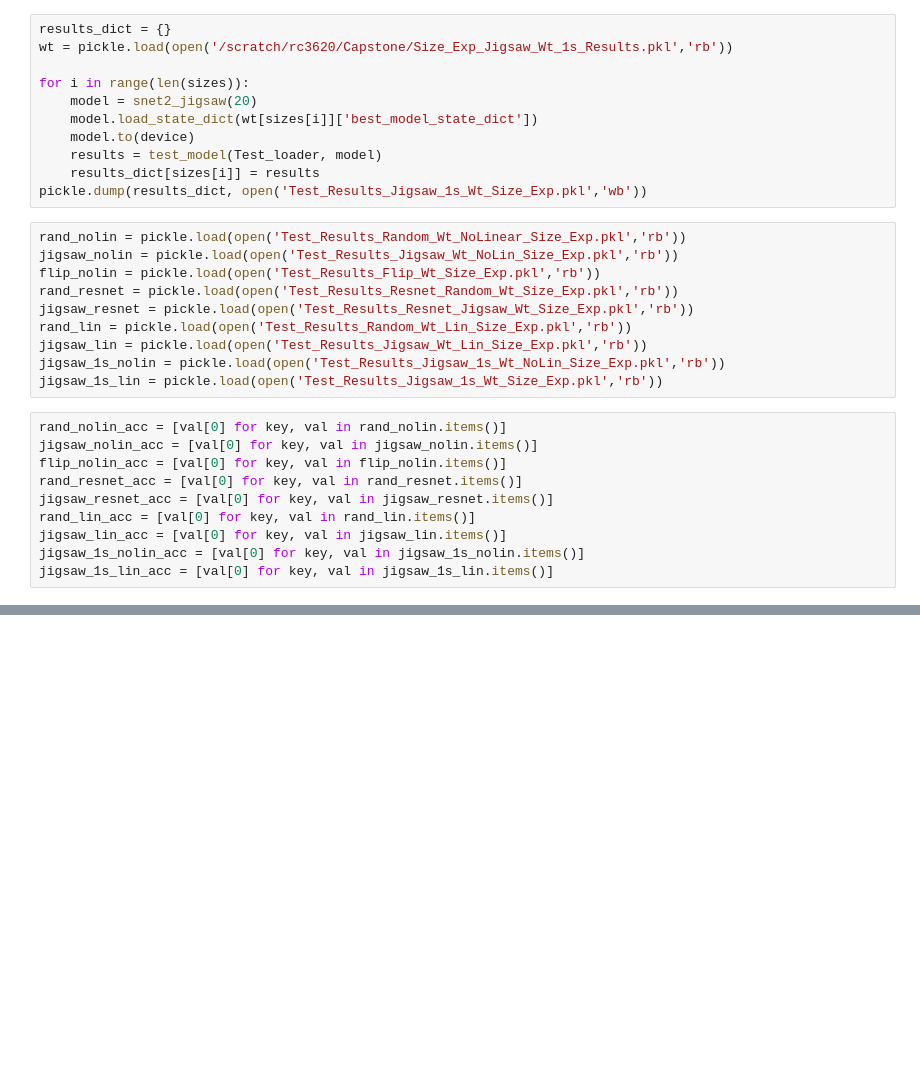
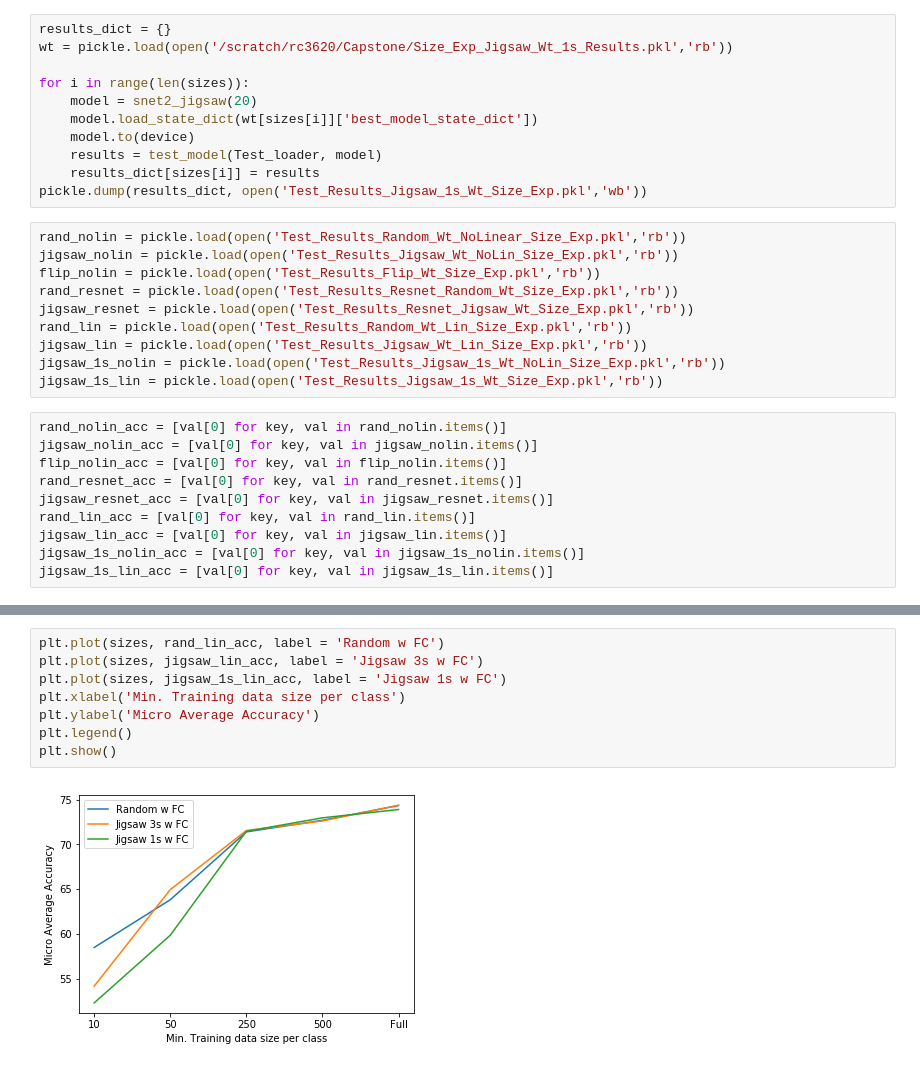
Before and after one commit to abvnithish/self_supervised_machine_listening, a Jupyter notebook: code/Downstream/Finetuning/Test_Results.ipynb, the cells around one changed output, grey strips where cells are left out. Cells and saved outputs as stored; diff of their text form; blank space fills up the shorter version.

```diff
--- a/code/Downstream/Finetuning/Test_Results.ipynb
+++ b/code/Downstream/Finetuning/Test_Results.ipynb
@@ -420 +426,11 @@ plt.show()
+# %%
+plt.plot(sizes, rand_lin_acc, label = 'Random w FC')
+plt.plot(sizes, jigsaw_lin_acc, label = 'Jigsaw 3s w FC')
+plt.plot(sizes, jigsaw_1s_lin_acc, label = 'Jigsaw 1s w FC')
+plt.xlabel('Min. Training data size per class')
+plt.ylabel('Micro Average Accuracy')
+plt.legend()
+plt.show()
+# %% [output]
+[figure, added]
 # %%
```
Also changed, not shown: parts of 10 cells of this notebook.
